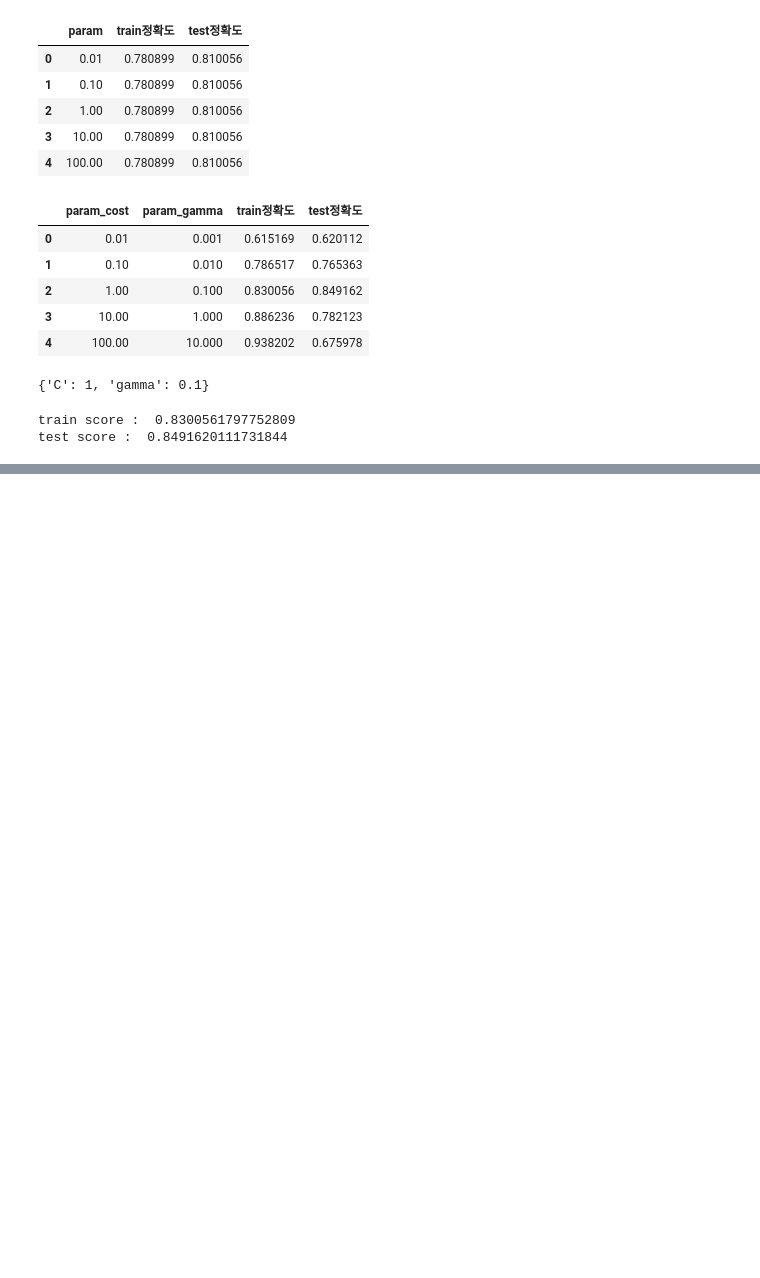
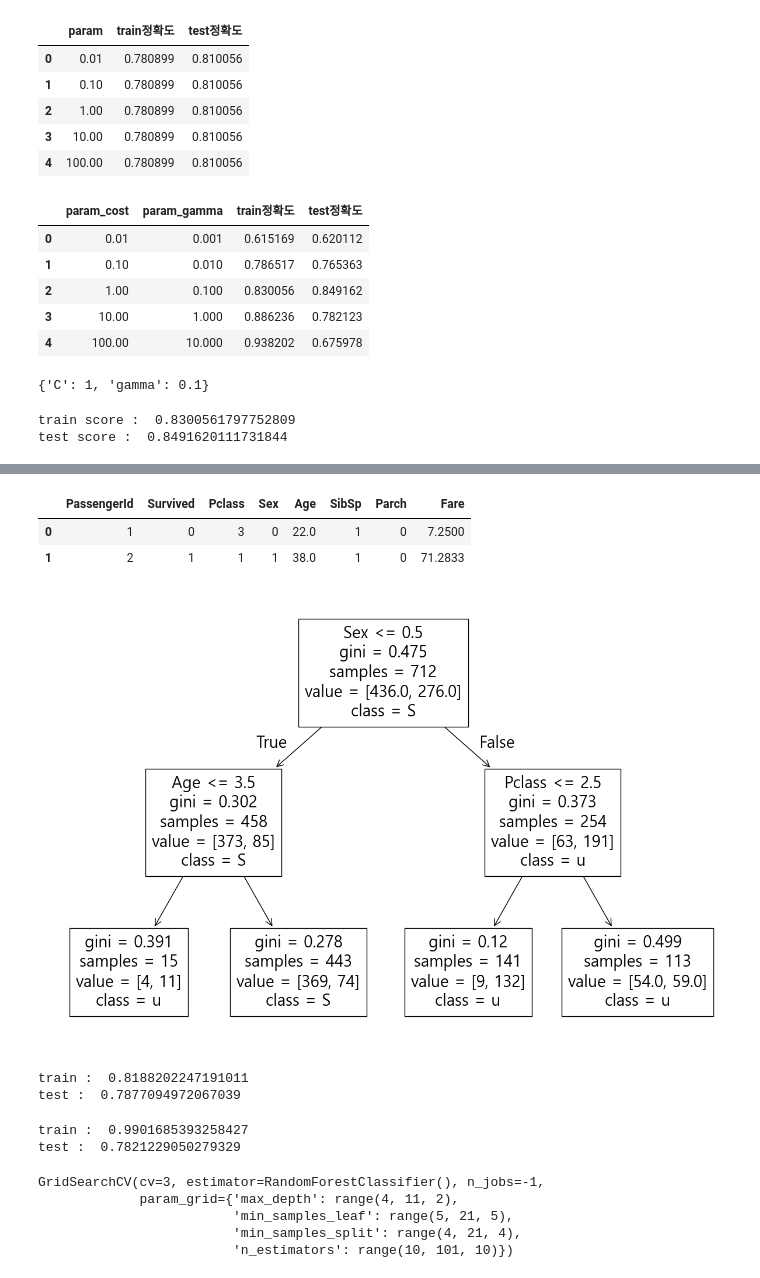
Before and after one commit to ChoHeeWon00/ml-workspace, a Jupyter notebook: 5.스케일링-하이퍼파라미터/3.하이퍼파라미터.ipynb, the cells around one changed output, grey strips where cells are left out. Saved outputs shown, nothing was run; the diff lists cells and outputs as text; code cells hidden in the pictures; blank space fills up the shorter version.

```diff
--- a/5.스케일링-하이퍼파라미터/3.하이퍼파라미터.ipynb
+++ b/5.스케일링-하이퍼파라미터/3.하이퍼파라미터.ipynb
@@ -317,0 +339,18 @@ test score :  0.8491620111731844
+# %%
+df.head(2)
+#타이타닉 데이터 셋
+# %% [output]
+|  | PassengerId | Survived | Pclass | Sex | Age | SibSp | Parch | Fare |
+| 0 | 1 | 0 | 3 | 0 | 22.0 | 1 | 0 | 7.2500 |
+| 1 | 2 | 1 | 1 | 1 | 38.0 | 1 | 0 | 71.2833 |
+# %%
+#X, y 타이타닉 데이터
+X_train, X_test, y_train, y_test = train_test_split( X, y, test_size=0.2)
+# %%
+clf = DecisionTreeClassifier( max_depth = 2 ) #max_depth = 2
+clf = clf.fit( X_train, y_train)
+fig = plt.figure( figsize=(15,10), facecolor="white")
+tree.plot_tree( clf, feature_names=f, class_names=list(label))
+plt.show()
+# %% [output]
+[figure, added]
@@ -317,0 +363,14 @@ test score :  0.8491620111731844
+# %%
+rfc.fit( X_train ,y_train)
+print("train : ", rfc.score(X_train, y_train))
+print("test : ", rfc.score(X_test, y_test))
+# %% [output]
+train :  0.8188202247191011
+test :  0.7877094972067039
+# %%
+rfc_def.fit( X_train ,y_train)
+print("train : ", rfc_def.score(X_train, y_train))
+print("test : ", rfc_def.score(X_test, y_test))
+# %% [output]
+train :  0.9901685393258427
+test :  0.7821229050279329
@@ -317,0 +385,9 @@ test score :  0.8491620111731844
+# %%
+grid_cv = GridSearchCV( rfc , param_grid = params, cv = 3, n_jobs = -1 )
+grid_cv.fit( X_train ,y_train)
+# %% [output]
+GridSearchCV(cv=3, estimator=RandomForestClassifier(), n_jobs=-1,
+             param_grid={'max_depth': range(4, 11, 2),
+                         'min_samples_leaf': range(5, 21, 5),
+                         'min_samples_split': range(4, 21, 4),
+                         'n_estimators': range(10, 101, 10)})
```
Also changed, not shown: parts of 18 cells of this notebook.
